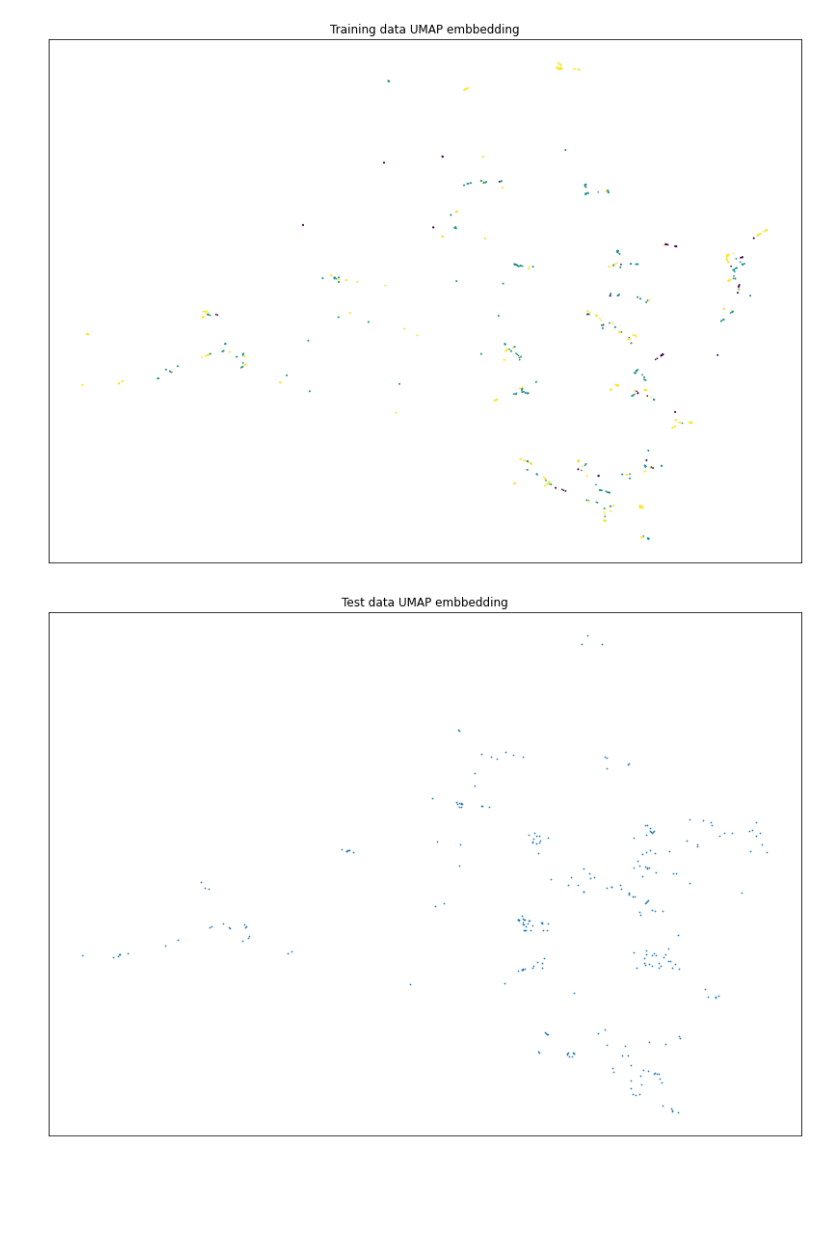
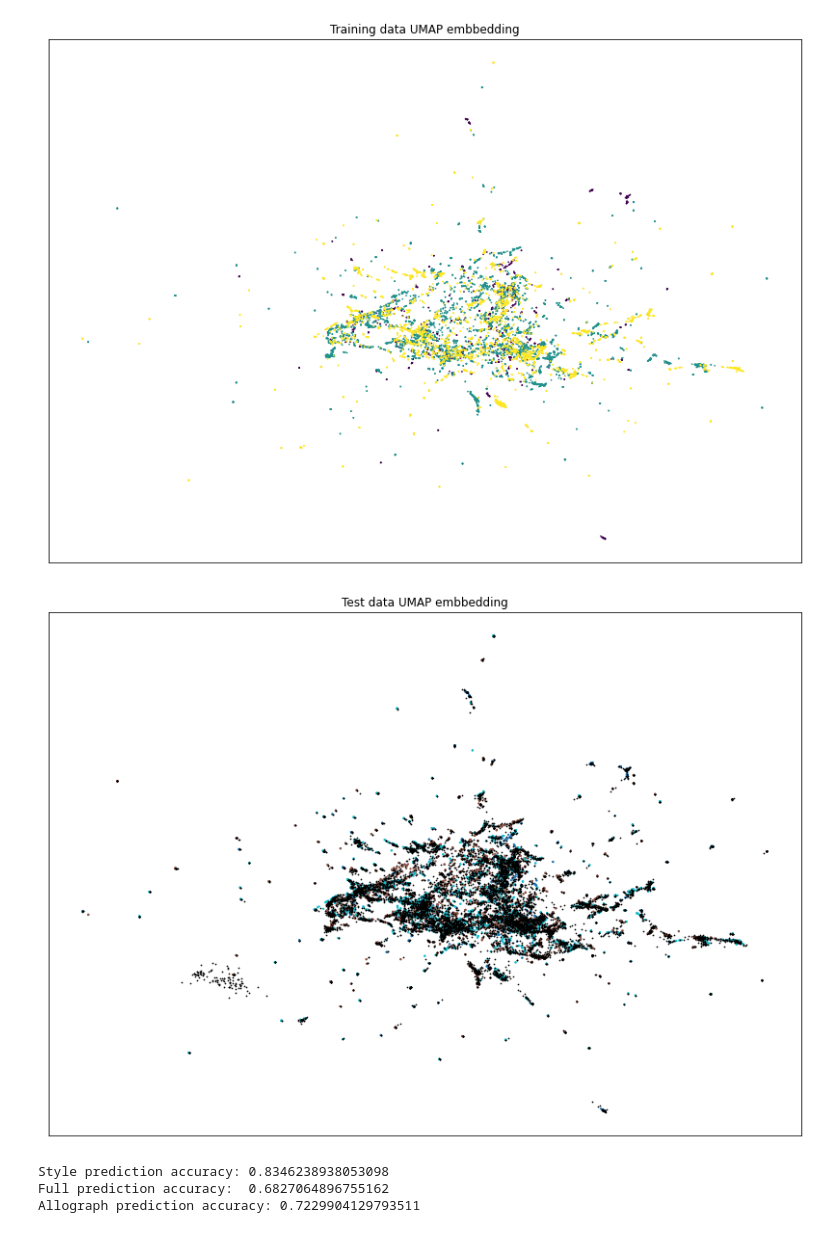
Before and after one commit to rikvegter/handwriting_recognition, a Jupyter notebook: style/scripts/classify.ipynb, the cells around one changed output. Drawn from its saved outputs; the diff is of its cells as text; code cells hidden in the pictures; blank space fills up the shorter version.

```diff
--- a/style/scripts/classify.ipynb
+++ b/style/scripts/classify.ipynb
@@ -15,10 +34,14 @@ import classify_style
 # %%
 class args:
-    min_area = 500
-    min_periphery_factor = 6
+    min_area = 400
+    min_periphery_factor = 5
 
-fragment_fraglets = classify_style.read_fraglets("../netcdf/fragments", args())
-codebook_fraglets = classify_style.read_fraglets("../netcdf/style", args())
-classify_style.normalize_fraglets(fragment_fraglets)
-classify_style.normalize_fraglets(codebook_fraglets)
+fragment_fraglets = classify_style.read_fraglets("../netcdf/style-frags-merge/", args())
+codebook_fraglets = classify_style.read_fraglets("../netcdf/codebook-augmented", args())
+
+# Equalize number of fragments by style
+#codebook_fraglets = equalize_fraglet_numbers(codebook_fraglets)
+classify_style.normalize_fraglets_simple(fragment_fraglets)
+classify_style.normalize_fraglets_simple(codebook_fraglets)
+# Get distribution of styles over classes
 # %% [output]
@@ -38,3 +70,7 @@ codebook_fraglets['full_label'] = ('fraglet_id', full_label_encoder.fit_transfor
 style_label = codebook_fraglets['style'].astype('str').values
 style_label_encoder = LabelEncoder()
 codebook_fraglets['style_label'] = ('fraglet_id', style_label_encoder.fit_transform(style_label))
+
+allo_label = codebook_fraglets['allograph'].astype('str').values
+allo_label_encoder = LabelEncoder()
+codebook_fraglets['allo_label'] = ('fraglet_id', allo_label_encoder.fit_transform(allo_label))
@@ -64,23 +80,28 @@ img_train, img_test = model_selection.train_test_split(codebook_fraglets.img_id,
 train_ds = codebook_fraglets.where(codebook_fraglets.img_id.isin(img_train), drop=True)
 test_ds = codebook_fraglets.where(codebook_fraglets.img_id.isin(img_test), drop=True)
 # %%
-train_features = train_ds['contour_norm'].values.reshape(-1,200)
-feature_projection = umap.UMAP()
-train_embedding = feature_projection.fit_transform(train_features, y=train_data.full_label)
+train_features = np.stack([train_ds['contour_norm'].values], axis = 2).reshape(-1,200)
+feature_projection = umap.UMAP(
+    min_dist=0.0,
+    n_components=5,
+    n_neighbors=30,
+)
+train_embedding = feature_projection.fit_transform(train_features, y=train_ds.full_label)
 fig, ax = plt.subplots(1, figsize=(14, 10))
-plt.scatter(*train_embedding.T, s=0.5, c=train_data.style_label, alpha=1.0)
+plt.scatter(*train_embedding[:,:2].T, s=0.5, c=train_ds.style_label, alpha=1.0)
 plt.setp(ax, xticks=[], yticks=[])
 plt.title('Training data UMAP embbedding');
 plt.show()
 # %% [output]
-[figure, old version]
+[figure, new version]
 # %%
-test_features = test_ds['contour_norm'].values.reshape(-1,200)
+test_features = np.stack([test_ds['contour_norm'].values], axis = 2).reshape(-1,200)
 test_embedding = feature_projection.transform(test_features)
 fig, ax = plt.subplots(1, figsize=(14, 10))
-plt.scatter(*test_embedding.T, s=0.5, alpha=1.0)
+plt.scatter(*train_embedding[:,:2].T, s=1.5, c=train_ds.style_label, alpha=1.0, cmap='tab10')
+plt.scatter(*test_embedding[:,:2].T, s=0.5, alpha=1.0, c='k')
 plt.setp(ax, xticks=[], yticks=[])
-plt.title('Test data UMAP embbedding');
+plt.title('Test data UMAP embbedding')
 plt.show()
 # %% [output]
-[figure, old version]
+[figure, new version]
@@ -93,3 +108,23 @@ style_pred = fraglet_style.predict(test_embedding)
+# %%
+from sklearn.neighbors import KNeighborsClassifier
+fraglet_style_knn = KNeighborsClassifier(n_neighbors=4)
+fraglet_style_knn.fit(train_embedding, train_ds.style_label)
+style_pred = fraglet_style_knn.predict(test_embedding)
+print("Style prediction accuracy:", fraglet_style_knn.score(test_embedding, test_ds.style_label))
+
+
+fraglet_full = KNeighborsClassifier(n_neighbors=10)
+fraglet_full.fit(train_embedding, train_ds.full_label)
+full_pred = fraglet_full.predict(test_embedding)
+print("Full prediction accuracy: ", fraglet_full.score(test_embedding, test_ds.full_label))
+
+fraglet_allo_knn = KNeighborsClassifier(n_neighbors=10)
+fraglet_allo_knn.fit(train_embedding, train_ds.allo_label)
+print("Allograph prediction accuracy:", fraglet_allo_knn.score(test_embedding, test_ds.allo_label))
+# %% [output]
+Style prediction accuracy: 0.8346238938053098
+Full prediction accuracy:  0.6827064896755162
+Allograph prediction accuracy: 0.7229904129793511
 # %%
 from sklearn.metrics import confusion_matrix
 confusion_matrix(test_ds.style_label, style_pred)
```
Also changed, not shown: parts of 24 cells of this notebook, 3 other files.
